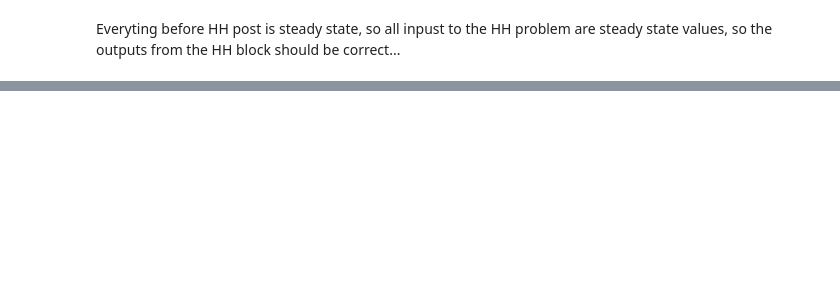
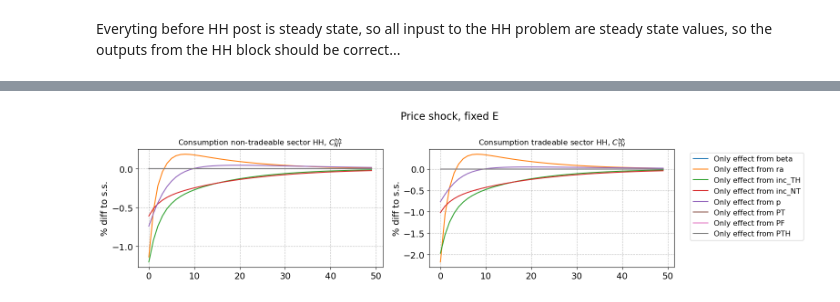
Before and after one commit to funlime/I_HANK_PIGL, a Jupyter notebook: IHANK.ipynb, the cells around one changed output, grey strips where cells are left out. Cells and saved outputs as stored; diff of their text form; code cells hidden in the pictures; blank space fills up the shorter version.

```diff
--- a/IHANK.ipynb
+++ b/IHANK.ipynb
@@ -137,0 +73,4 @@ look at max(abs(path.VARNAME[:]-ss.VARNAME)):
+# %%
+fixed = model.copy()
+fixed.par.float = False
+fixed.find_ss()
@@ -137,0 +85,12 @@ look at max(abs(path.VARNAME[:]-ss.VARNAME)):
+# %%
+
+# fixed.par.jump_fixed = -0.0075 # initial jump
+# fixed.par.rho_fixed = 0.80 # AR(1) coefficeint
+
+# fixed.par.jump_rF = -0.00005 # initial jump
+# fixed.par.rho_rF = 0.80 # AR(1) coefficeint
+
+fixed.par.jump_PF_s = -0.03 # initial jump
+fixed.par.rho_PF_s = 0.80 # AR(1) coefficeint
+
+fixed.find_transition_path(shocks=['PF_s'],do_print=False,do_end_check=False)
@@ -137,0 +103,50 @@ look at max(abs(path.VARNAME[:]-ss.VARNAME)):
+# %%
+models = {'fixed': fixed}
+
+model_titles = {
+    'fixed': 'Price shock, fixed E'
+}
+
+for model_name, model in models.items():
+
+    T_max = 50
+
+    fig, (ax_C_NT, ax_C_TH) = plt.subplots(1, 2, figsize=(16, 4), dpi=100)
+    fig.suptitle(f'{model_titles[model_name]}', fontsize=16)
+
+    ax_C_NT.set_title('Consumption non-tradeable sector HH, $C_{NT}^{hh}$', fontsize=12)
+    ax_C_TH.set_title('Consumption tradeable sector HH, $C_{TH}^{hh}$', fontsize=12)
+
+    i_color = 0
+
+    for use_inputs in [[x] for x in model.inputs_hh]:
+
+        # a. compute
+        path_alt = model.decompose_hh_path(do_print=False, use_inputs=use_inputs)
+
+        # b. plot
+        if use_inputs is None:
+            label = 'No inputs'
+            ls = '--'
+            color = 'black'
+        elif use_inputs == 'all':
+            label = 'All inputs'
+            ls = '-'
+            color = 'black'
+        else:
+            label = f'Only effect from {use_inputs[0]}'
+            ls = '-'
+            color = f'C{i_color}' # use color index directly
+            i_color += 1
+
+        ax_C_NT.plot((path_alt.CT_hh[:T_max] / model.ss.CT_hh - 1) * 100, ls=ls, color=color, label=label)
+        ax_C_TH.plot((path_alt.CNT_hh[:T_max] / model.ss.CNT_hh - 1) * 100, ls=ls, color=color, label=label)
+
+    for ax in [ax_C_NT, ax_C_TH]:
+        ax.set_ylabel('% diff to s.s.')
+        lgd = ax_C_TH.legend(frameon=True, ncol=1, bbox_to_anchor=(1.05, 1), loc='upper left', fontsize='small')
+
+    plt.tight_layout()  # Adjust layout to prevent overlapping
+    plt.show()
+# %% [output]
+[figure, added]
```
Also changed, not shown: parts of 17 cells of this notebook, 1 other file.
